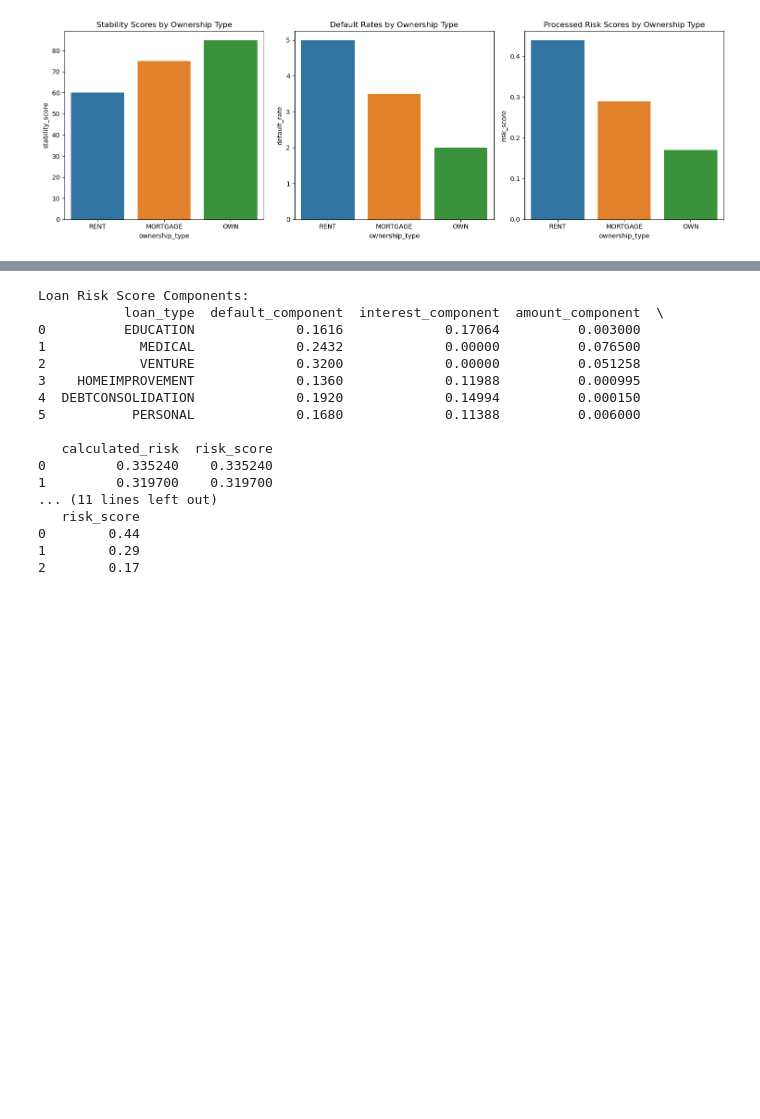
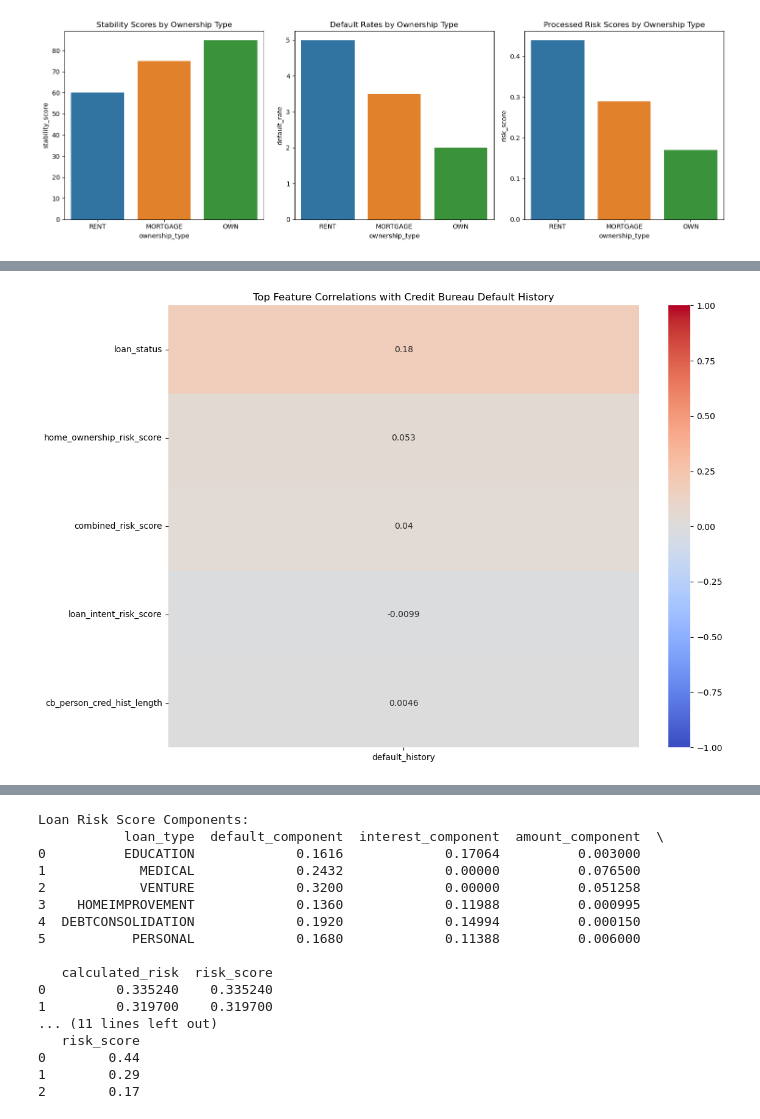
Before and after one commit to sys0507/Credit-Risk-Identifier, a Jupyter notebook: web_crawling_analysis.ipynb, the cells around one changed output, grey strips where cells are left out. Drawn from its saved outputs; the diff is of its cells as text; code cells hidden in the pictures; blank space fills up the shorter version.

```diff
--- a/web_crawling_analysis.ipynb
+++ b/web_crawling_analysis.ipynb
@@ -121,0 +398,19 @@ Let's see how these formulas transformed our raw data:
+# %%
+# Let's first check what columns we actually have in our dataset
+import pandas as pd
+import numpy as np
+import matplotlib.pyplot as plt
+import seaborn as sns
+from sklearn.metrics import roc_curve, roc_auc_score
+from sklearn.preprocessing import LabelEncoder
+
+# Load the dataset
+df = pd.read_csv('credit-risk-dataset/enhanced_credit_risk_dataset.csv')
+
+print("Available columns in the dataset:")
+for col in df.columns:
+    print(f"- {col}")
+
+# Also print a sample of the data to understand its structure
+print("\nFirst few rows of the dataset:")
+print(df.head())
@@ -121,0 +435,79 @@ Let's see how these formulas transformed our raw data:
+# %%
+# Convert default status to numeric
+le = LabelEncoder()
+df['default_numeric'] = le.fit_transform(df['cb_person_default_on_file'])
+
+# Select numerical features for analysis (excluding the target variable)
+numerical_features = df.select_dtypes(include=['float64', 'int64']).columns.tolist()
+numerical_features = [f for f in numerical_features if f not in ['default_numeric', 'person_age', 'person_income', 'person_emp_length', 'loan_amnt', 'loan_int_rate', 'loan_percent_income']]
+
+# Calculate correlations with default status
+correlation_data = pd.DataFrame()
+correlation_data['default_history'] = df['default_numeric']
+for feature in numerical_features:
+    correlation_data[feature] = df[feature]
+
+correlation_matrix = correlation_data.corr()
+
+# Plot correlation heatmap for top features
+plt.figure(figsize=(12, 8))
+correlations = correlation_matrix['default_history'].drop('default_history')
+top_features = correlations.abs().sort_values(ascending=False).head(8).index
+
+sns.heatmap(correlation_matrix.loc[['default_history'], top_features].T,
+            annot=True, cmap='coolwarm', center=0, vmin=-1, vmax=1)
+plt.title('Top Feature Correlations with Credit Bureau Default History')
+plt.tight_layout()
+plt.show()
+
+# Print correlation values
+print("\nFeature Correlations with Credit Bureau Default History (sorted by absolute value):")
+correlations_sorted = correlations.abs().sort_values(ascending=False)
+for feature in correlations_sorted.index:
+    print(f"{feature}: {correlations[feature]:.3f}")
+
+# Create box plots for top 6 features
+plt.figure(figsize=(15, 10))
+for i, feature in enumerate(top_features[:6], 1):
+    plt.subplot(2, 3, i)
+    sns.boxplot(data=df, x='cb_person_default_on_file', y=feature)
+    plt.title(f'{feature} by Default History')
+    plt.xlabel('Default History')
+    plt.xticks(rotation=45)
+
+plt.tight_layout()
+plt.show()
+
+# Calculate and plot ROC curves for top features
+plt.figure(figsize=(12, 8))
+
+# Remove any rows with NaN values in relevant columns
+df_clean = df.dropna(subset=['default_numeric'] + top_features.tolist())
+
+# Calculate and plot ROC curves
+for feature in top_features:
+    fpr, tpr, _ = roc_curve(df_clean['default_numeric'], df_clean[feature])
+    auc = roc_auc_score(df_clean['default_numeric'], df_clean[feature])
+    plt.plot(fpr, tpr, label=f'{feature} (AUC = {auc:.3f})')
+
+plt.plot([0, 1], [0, 1], 'k--', label='Random')
+plt.xlabel('False Positive Rate')
+plt.ylabel('True Positive Rate')
+plt.title('ROC Curves for Top Features')
+plt.legend(bbox_to_anchor=(1.05, 1), loc='upper left')
+plt.grid(True)
+plt.tight_layout()
+plt.show()
+
+# Print AUC scores
+print("\nAUC Scores for Top Features:")
+auc_scores = {}
+for feature in top_features:
+    auc = roc_auc_score(df_clean['default_numeric'], df_clean[feature])
+    auc_scores[feature] = auc
+
+auc_scores_sorted = dict(sorted(auc_scores.items(), key=lambda x: x[1], reverse=True))
+for feature, auc in auc_scores_sorted.items():
+    print(f"{feature}: {auc:.3f}")
+# %% [output]
+[figure, added]
```
Also changed, not shown: parts of 27 cells of this notebook, 4 other files.
